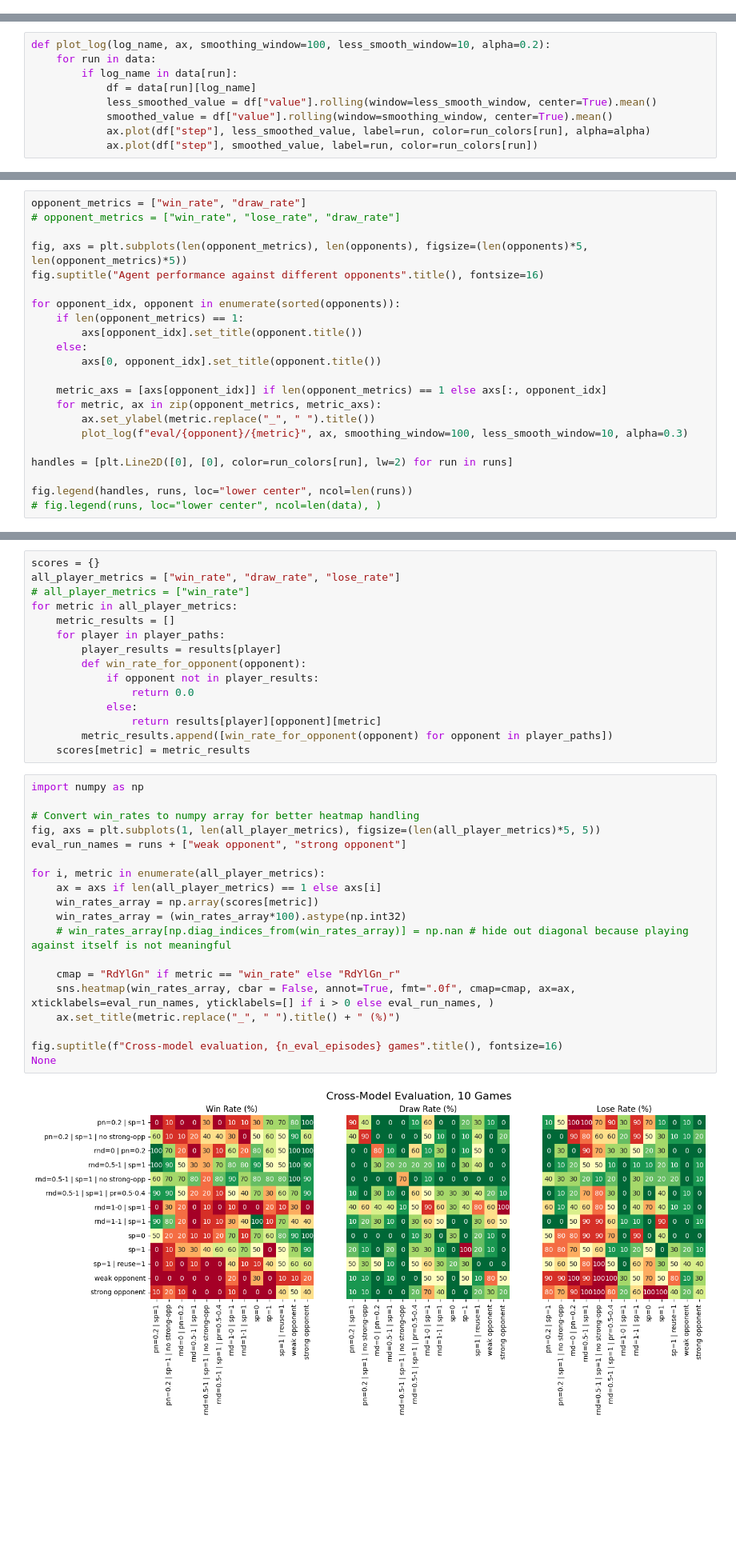
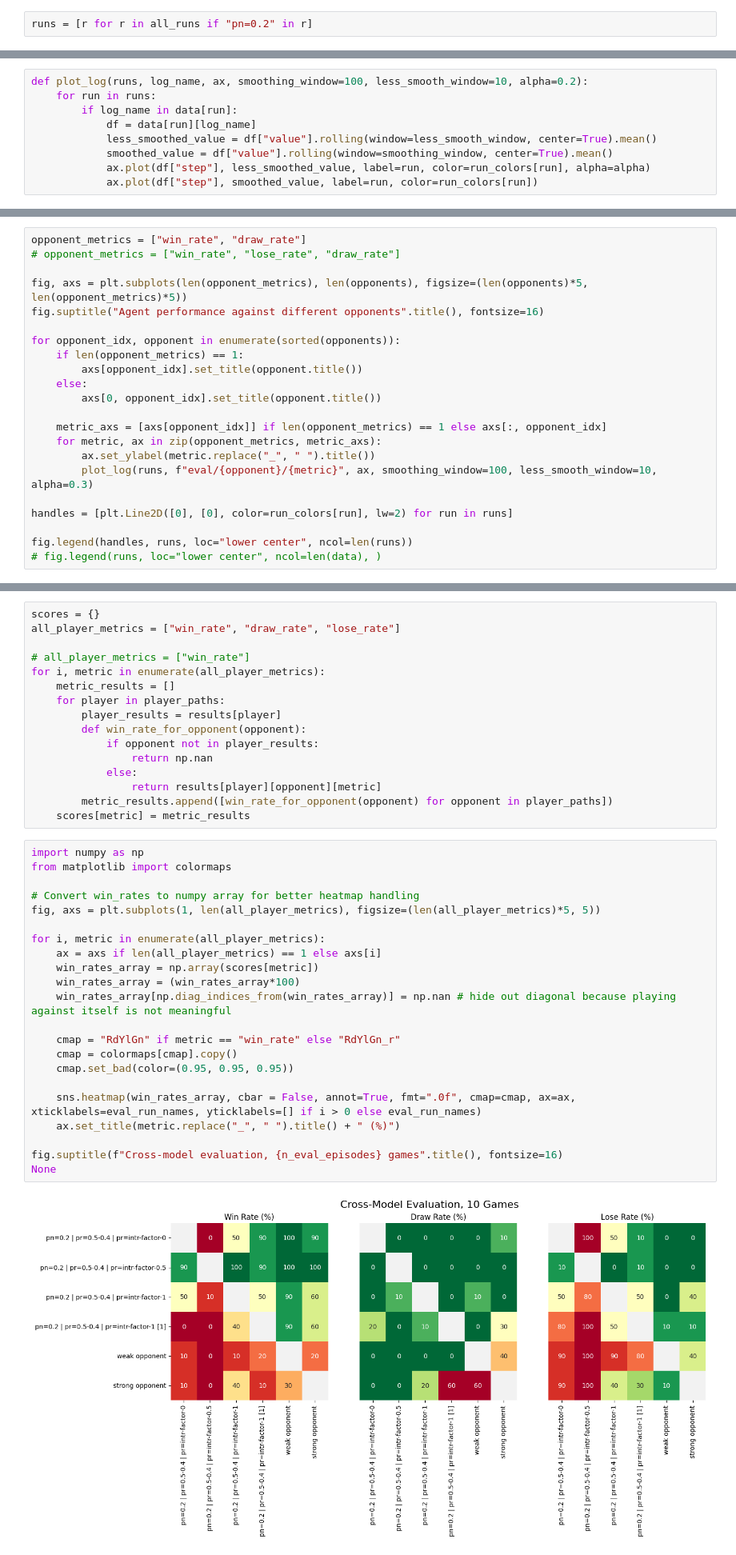
Before and after one commit to richard-be/RL-Hockey, a Jupyter notebook: experiments/td3/view_train.ipynb, the cells around one changed output, grey strips where cells are left out. Shown at 80% size. Saved outputs shown, nothing was run; the diff lists cells and outputs as text; blank space fills up the shorter version.

```diff
--- a/experiments/td3/view_train.ipynb
+++ b/experiments/td3/view_train.ipynb
@@ -67,3 +70,5 @@ run_colors = {run: cmap(i) for i, run in enumerate(runs)}
+# %%
+runs = [r for r in all_runs if "pn=0.2" in r]
 # %%
 print("Runs found:")
 for run in runs:
@@ -106,6 +85,6 @@ Available logs:
 # %%
-def plot_log(log_name, ax, smoothing_window=100, less_smooth_window=10, alpha=0.2):
-    for run in data:
+def plot_log(runs, log_name, ax, smoothing_window=100, less_smooth_window=10, alpha=0.2):
+    for run in runs:
         if log_name in data[run]:
             df = data[run][log_name]
             less_smoothed_value = df["value"].rolling(window=less_smooth_window, center=True).mean()
@@ -131,7 +110,7 @@ for opponent_idx, opponent in enumerate(sorted(opponents)):
     metric_axs = [axs[opponent_idx]] if len(opponent_metrics) == 1 else axs[:, opponent_idx]
     for metric, ax in zip(opponent_metrics, metric_axs):
         ax.set_ylabel(metric.replace("_", " ").title())
-        plot_log(f"eval/{opponent}/{metric}", ax, smoothing_window=100, less_smooth_window=10, alpha=0.3)
+        plot_log(runs, f"eval/{opponent}/{metric}", ax, smoothing_window=100, less_smooth_window=10, alpha=0.3)
 
 handles = [plt.Line2D([0], [0], color=run_colors[run], lw=2) for run in runs]
 
@@ -190,36 +164,40 @@ Loaded model from models/td3/HockeyOne-v0__sp_1_reuse_1__42__1771317357.model
 # %%
 scores = {}
 all_player_metrics = ["win_rate", "draw_rate", "lose_rate"]
+
 # all_player_metrics = ["win_rate"]
-for metric in all_player_metrics:
+for i, metric in enumerate(all_player_metrics):
     metric_results = []
     for player in player_paths:
         player_results = results[player]
         def win_rate_for_opponent(opponent):
             if opponent not in player_results:
-                return 0.0
+                return np.nan
             else:
                 return results[player][opponent][metric]
         metric_results.append([win_rate_for_opponent(opponent) for opponent in player_paths])
     scores[metric] = metric_results
 # %%
 import numpy as np
+from matplotlib import colormaps
 
 # Convert win_rates to numpy array for better heatmap handling
 fig, axs = plt.subplots(1, len(all_player_metrics), figsize=(len(all_player_metrics)*5, 5))
-eval_run_names = runs + ["weak opponent", "strong opponent"]
 
 for i, metric in enumerate(all_player_metrics):
     ax = axs if len(all_player_metrics) == 1 else axs[i]
     win_rates_array = np.array(scores[metric])
-    win_rates_array = (win_rates_array*100).astype(np.int32)
-    # win_rates_array[np.diag_indices_from(win_rates_array)] = np.nan # hide out diagonal because playing against itself is not meaningful
+    win_rates_array = (win_rates_array*100)
+    win_rates_array[np.diag_indices_from(win_rates_array)] = np.nan # hide out diagonal because playing against itself is not meaningful
 
     cmap = "RdYlGn" if metric == "win_rate" else "RdYlGn_r"
-    sns.heatmap(win_rates_array, cbar = False, annot=True, fmt=".0f", cmap=cmap, ax=ax, xticklabels=eval_run_names, yticklabels=[] if i > 0 else eval_run_names, )
+    cmap = colormaps[cmap].copy()
+    cmap.set_bad(color=(0.95, 0.95, 0.95))
+
+    sns.heatmap(win_rates_array, cbar = False, annot=True, fmt=".0f", cmap=cmap, ax=ax, xticklabels=eval_run_names, yticklabels=[] if i > 0 else eval_run_names)
     ax.set_title(metric.replace("_", " ").title() + " (%)")
 
 fig.suptitle(f"Cross-model evaluation, {n_eval_episodes} games".title(), fontsize=16)
 None
 # %% [output]
-[figure, old version]
+[figure, new version]
```
Also changed, not shown: parts of 10 cells of this notebook, 31 other files.
